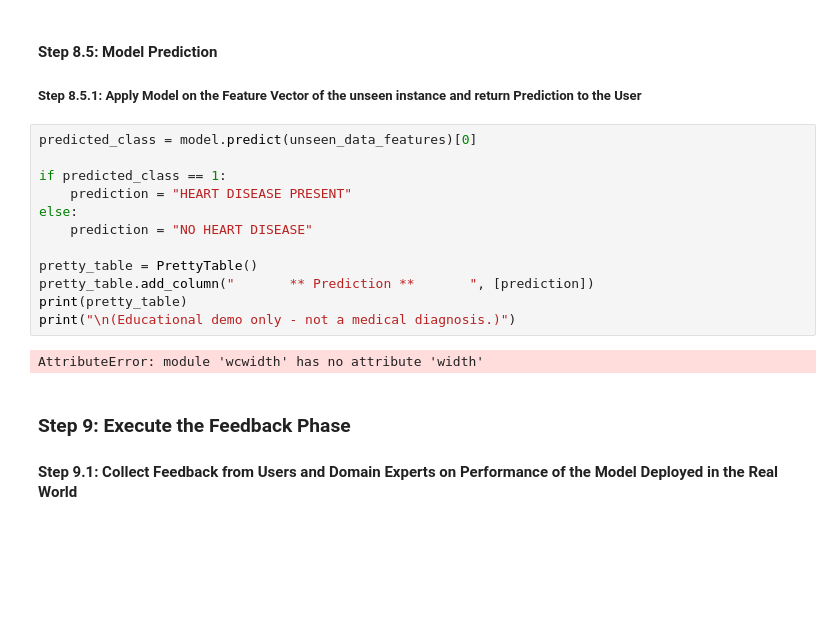
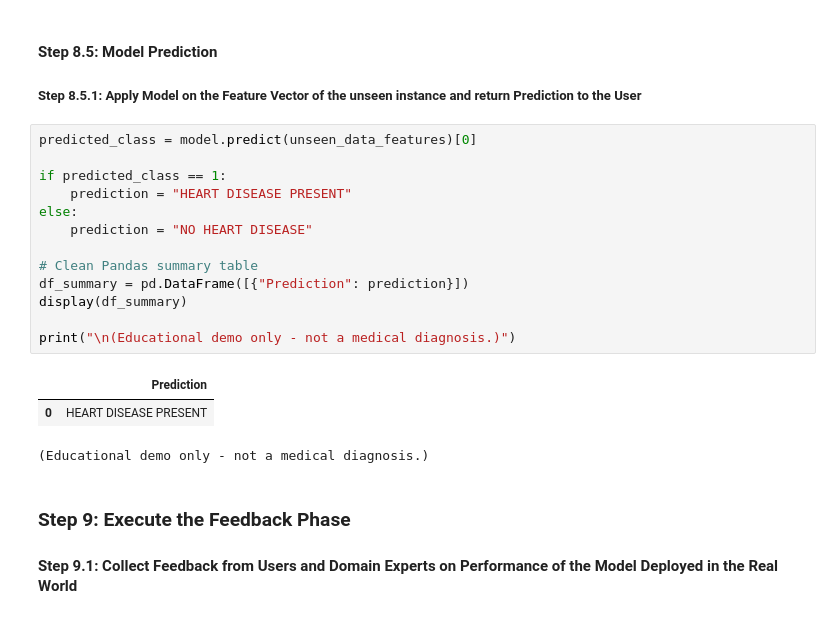
Before and after one commit to Sara-Saqib/Heart-Disease-Prediction, a Jupyter notebook: Heart_Disease_Prediction.ipynb, the cells around one changed output. Saved outputs shown, nothing was run; the diff lists cells and outputs as text; blank space fills up the shorter version.

```diff
--- a/Heart_Disease_Prediction.ipynb
+++ b/Heart_Disease_Prediction.ipynb
@@ -457,17 +457,20 @@ model = pickle.load(open("svc_trained_model.pkl", "rb"))
 # %%
 predicted_class = model.predict(unseen_data_features)[0]
 
 if predicted_class == 1:
     prediction = "HEART DISEASE PRESENT"
 else:
     prediction = "NO HEART DISEASE"
 
-pretty_table = PrettyTable()
-pretty_table.add_column("       ** Prediction **       ", [prediction])
-print(pretty_table)
+# Clean Pandas summary table
+df_summary = pd.DataFrame([{"Prediction": prediction}])
+display(df_summary)
+
 print("\n(Educational demo only - not a medical diagnosis.)")
 # %% [output]
+|  | Prediction |
+| 0 | HEART DISEASE PRESENT |
-AttributeError: module 'wcwidth' has no attribute 'width'
+(Educational demo only - not a medical diagnosis.)
 # %% [markdown]
 ### Step 9: Execute the Feedback Phase
 
```
Also changed, not shown: parts of 1 cell of this notebook.
